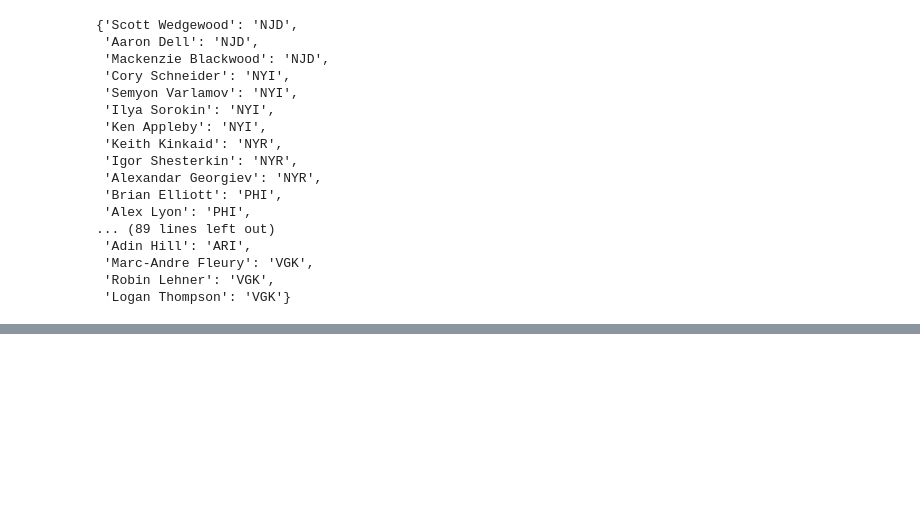
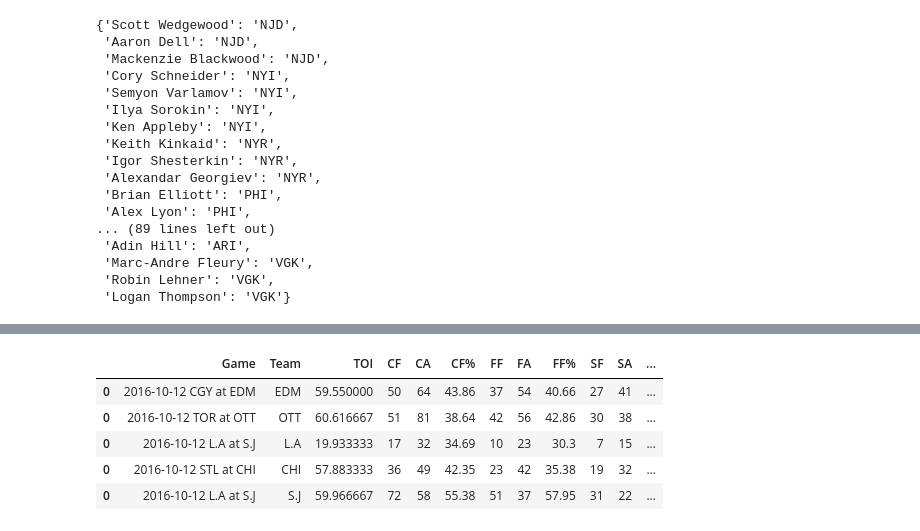
Before and after one commit to gschwaeb/NHL_Game_Prediction, a Jupyter notebook: WIP Predict Tonight's Game.ipynb, the cells around one changed output, grey strips where cells are left out. Cells and saved outputs as stored; diff of their text form; code cells hidden in the pictures; blank space fills up the shorter version.

```diff
--- a/WIP Predict Tonight's Game.ipynb
+++ b/WIP Predict Tonight's Game.ipynb
@@ -429,0 +557,2 @@ def add_expected_starter_to_sched():
+# %%
+test = goalie_features(goalie_game_log.sort_values('Date'))
@@ -429,0 +575,9 @@ def add_expected_starter_to_sched():
+# %%
+test.head()
+# %% [output]
+|  | Game | Team | TOI | CF | CA | CF% | FF | FA | FF% | SF | SA | ... |
+| 0 | 2016-10-12 CGY at EDM | EDM | 59.550000 | 50 | 64 | 43.86 | 37 | 54 | 40.66 | 27 | 41 | ... |
+| 0 | 2016-10-12 TOR at OTT | OTT | 60.616667 | 51 | 81 | 38.64 | 42 | 56 | 42.86 | 30 | 38 | ... |
+| 0 | 2016-10-12 L.A at S.J | L.A | 19.933333 | 17 | 32 | 34.69 | 10 | 23 | 30.3 | 7 | 15 | ... |
+| 0 | 2016-10-12 STL at CHI | CHI | 57.883333 | 36 | 49 | 42.35 | 23 | 42 | 35.38 | 19 | 32 | ... |
+| 0 | 2016-10-12 L.A at S.J | S.J | 59.966667 | 72 | 58 | 55.38 | 51 | 37 | 57.95 | 31 | 22 | ... |
```
Also changed, not shown: parts of 15 cells of this notebook.
